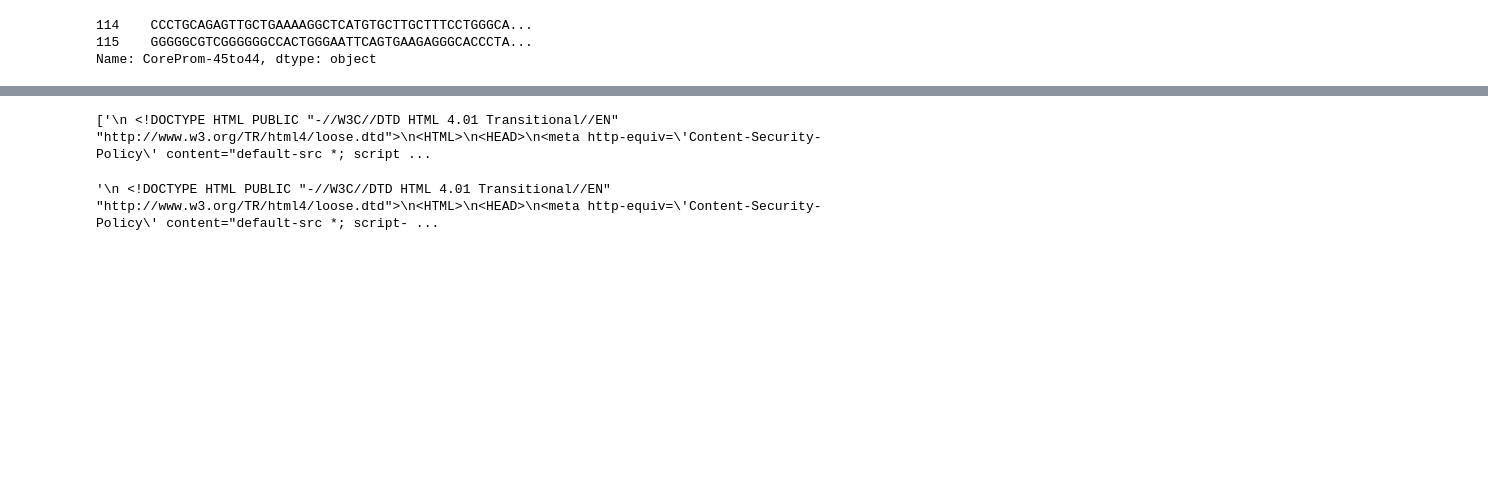
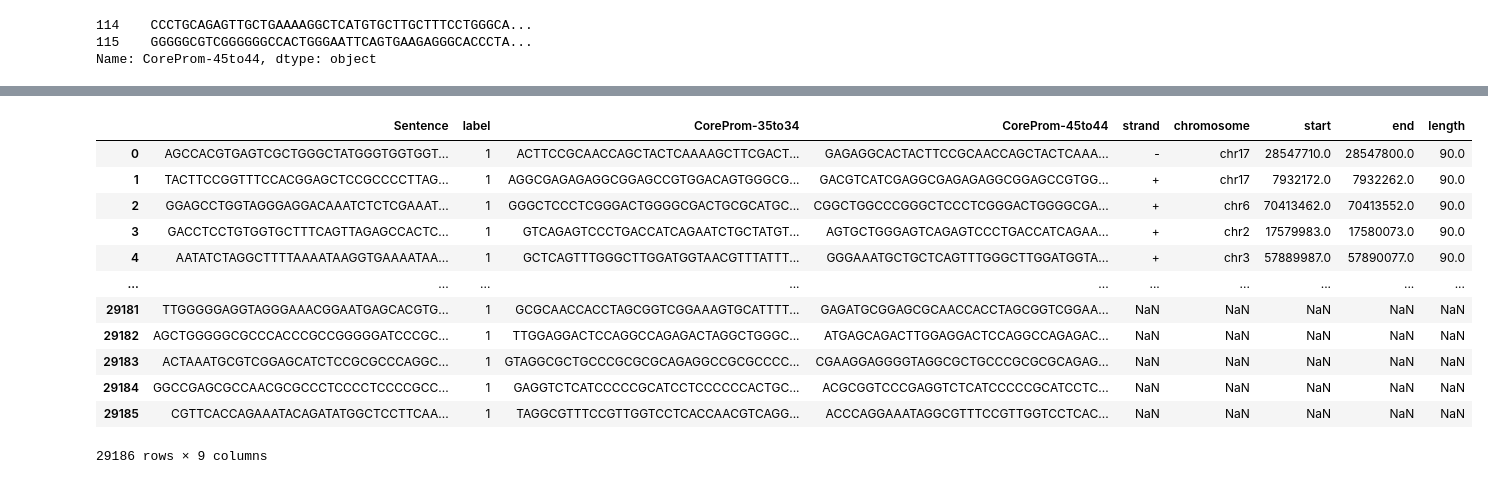
Before and after one commit to duttaprat/Postdoc, a Jupyter notebook: data_creation/calling_blat-Copy1.ipynb, the cells around one changed output, grey strips where cells are left out. Saved outputs shown, nothing was run; the diff lists cells and outputs as text; code cells hidden in the pictures; blank space fills up the shorter version.

```diff
--- a/data_creation/calling_blat-Copy1.ipynb
+++ b/data_creation/calling_blat-Copy1.ipynb
@@ -144,12 +175,21 @@ with open('my_list.csv', 'w', newline='') as f:
     writer = csv.writer(f)
     writer.writerows([[item] for item in my_list])
 # %%
-failed_list
+df_test= pd.read_csv("/data/private/pdutta/DNABERT_data/NonTATA_CoreProm_Raw/rawNonTATA_bed.tsv", sep= "\t")
-# %% [output]
-['\n <!DOCTYPE HTML PUBLIC "-//W3C//DTD HTML 4.01 Transitional//EN" "http://www.w3.org/TR/html4/loose.dtd">\n<HTML>\n<HEAD>\n<meta http-equiv=\'Content-Security-Policy\' content="default-src *; script ...
 # %%
-string =failed_list[0]
-string
+df_test
 # %% [output]
+|  | Sentence | label | CoreProm-35to34 | CoreProm-45to44 | strand | chromosome | start | end | length |
+| 0 | AGCCACGTGAGTCGCTGGGCTATGGGTGGTGGT... | 1 | ACTTCCGCAACCAGCTACTCAAAAGCTTCGACT... | GAGAGGCACTACTTCCGCAACCAGCTACTCAAA... | - | chr17 | 28547710.0 | 28547800.0 | 90.0 |
+| 1 | TACTTCCGGTTTCCACGGAGCTCCGCCCCTTAG... | 1 | AGGCGAGAGAGGCGGAGCCGTGGACAGTGGGCG... | GACGTCATCGAGGCGAGAGAGGCGGAGCCGTGG... | + | chr17 | 7932172.0 | 7932262.0 | 90.0 |
+| 2 | GGAGCCTGGTAGGGAGGACAAATCTCTCGAAAT... | 1 | GGGCTCCCTCGGGACTGGGGCGACTGCGCATGC... | CGGCTGGCCCGGGCTCCCTCGGGACTGGGGCGA... | + | chr6 | 70413462.0 | 70413552.0 | 90.0 |
+| 3 | GACCTCCTGTGGTGCTTTCAGTTAGAGCCACTC... | 1 | GTCAGAGTCCCTGACCATCAGAATCTGCTATGT... | AGTGCTGGGAGTCAGAGTCCCTGACCATCAGAA... | + | chr2 | 17579983.0 | 17580073.0 | 90.0 |
+| 4 | AATATCTAGGCTTTTAAAATAAGGTGAAAATAA... | 1 | GCTCAGTTTGGGCTTGGATGGTAACGTTTATTT... | GGGAAATGCTGCTCAGTTTGGGCTTGGATGGTA... | + | chr3 | 57889987.0 | 57890077.0 | 90.0 |
+| ... | ... | ... | ... | ... | ... | ... | ... | ... | ... |
+| 29181 | TTGGGGGAGGTAGGGAAACGGAATGAGCACGTG... | 1 | GCGCAACCACCTAGCGGTCGGAAAGTGCATTTT... | GAGATGCGGAGCGCAACCACCTAGCGGTCGGAA... | NaN | NaN | NaN | NaN | NaN |
+| 29182 | AGCTGGGGGCGCCCACCCGCCGGGGGATCCCGC... | 1 | TTGGAGGACTCCAGGCCAGAGACTAGGCTGGGC... | ATGAGCAGACTTGGAGGACTCCAGGCCAGAGAC... | NaN | NaN | NaN | NaN | NaN |
+| 29183 | ACTAAATGCGTCGGAGCATCTCCGCGCCCAGGC... | 1 | GTAGGCGCTGCCCGCGCGCAGAGGCCGCGCCCC... | CGAAGGAGGGGTAGGCGCTGCCCGCGCGCAGAG... | NaN | NaN | NaN | NaN | NaN |
+| 29184 | GGCCGAGCGCCAACGCGCCCTCCCCTCCCCGCC... | 1 | GAGGTCTCATCCCCCGCATCCTCCCCCCACTGC... | ACGCGGTCCCGAGGTCTCATCCCCCGCATCCTC... | NaN | NaN | NaN | NaN | NaN |
+| 29185 | CGTTCACCAGAAATACAGATATGGCTCCTTCAA... | 1 | TAGGCGTTTCCGTTGGTCCTCACCAACGTCAGG... | ACCCAGGAAATAGGCGTTTCCGTTGGTCCTCAC... | NaN | NaN | NaN | NaN | NaN |
-'\n <!DOCTYPE HTML PUBLIC "-//W3C//DTD HTML 4.01 Transitional//EN" "http://www.w3.org/TR/html4/loose.dtd">\n<HTML>\n<HEAD>\n<meta http-equiv=\'Content-Security-Policy\' content="default-src *; script- ...
+29186 rows × 9 columns
 # %%
```
Also changed, not shown: parts of 10 cells of this notebook, 2 other files.
